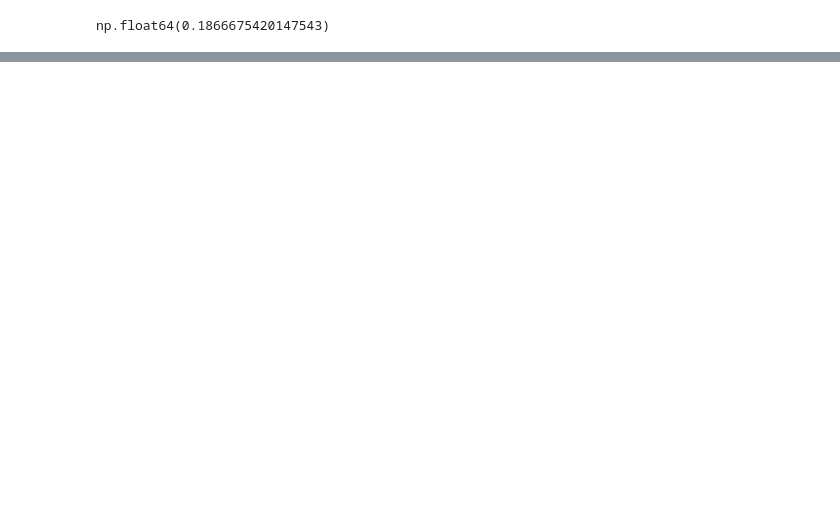
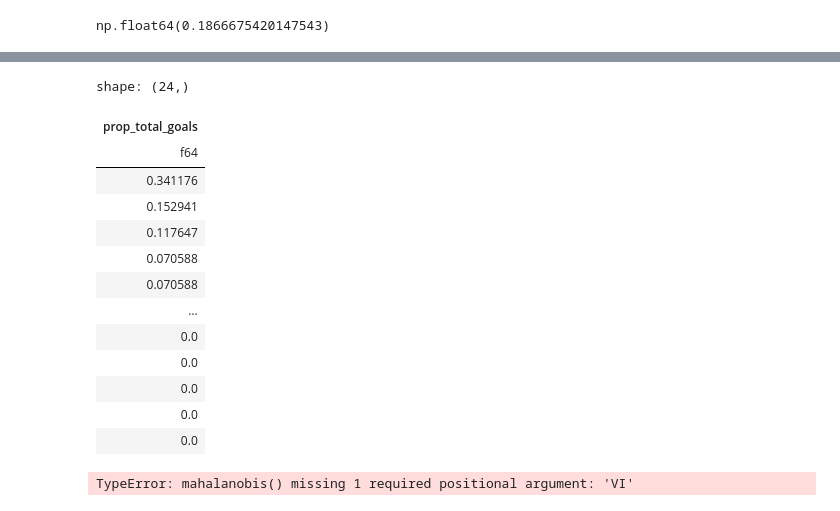
Before and after one commit to ebb-earl-co/league-champion-goal-distribution, a Jupyter notebook: munging.ipynb, the cells around one changed output, grey strips where cells are left out. Cells and saved outputs as stored; diff of their text form; code cells hidden in the pictures; blank space fills up the shorter version.

```diff
--- a/munging.ipynb
+++ b/munging.ipynb
@@ -728,0 +820,18 @@ shape: (33, 7)
+# %%
+s = goals25.select("prop_total_goals").to_series()
+s
+# %% [output]
+shape: (24,)
+| prop_total_goals |
+| f64 |
+| 0.341176 |
+| 0.152941 |
+| 0.117647 |
+| 0.070588 |
+| 0.070588 |
+| … |
+| 0.0 |
+| 0.0 |
+| 0.0 |
+| 0.0 |
+| 0.0 |
@@ -728,0 +844,5 @@ shape: (33, 7)
+# %%
+# Is this the only multivariate distance metric in scipy?
+distance.mahalanobis(s, s)
+# %% [output]
+TypeError: mahalanobis() missing 1 required positional argument: 'VI'
```
Also changed, not shown: parts of 28 cells of this notebook, 36 other files.
